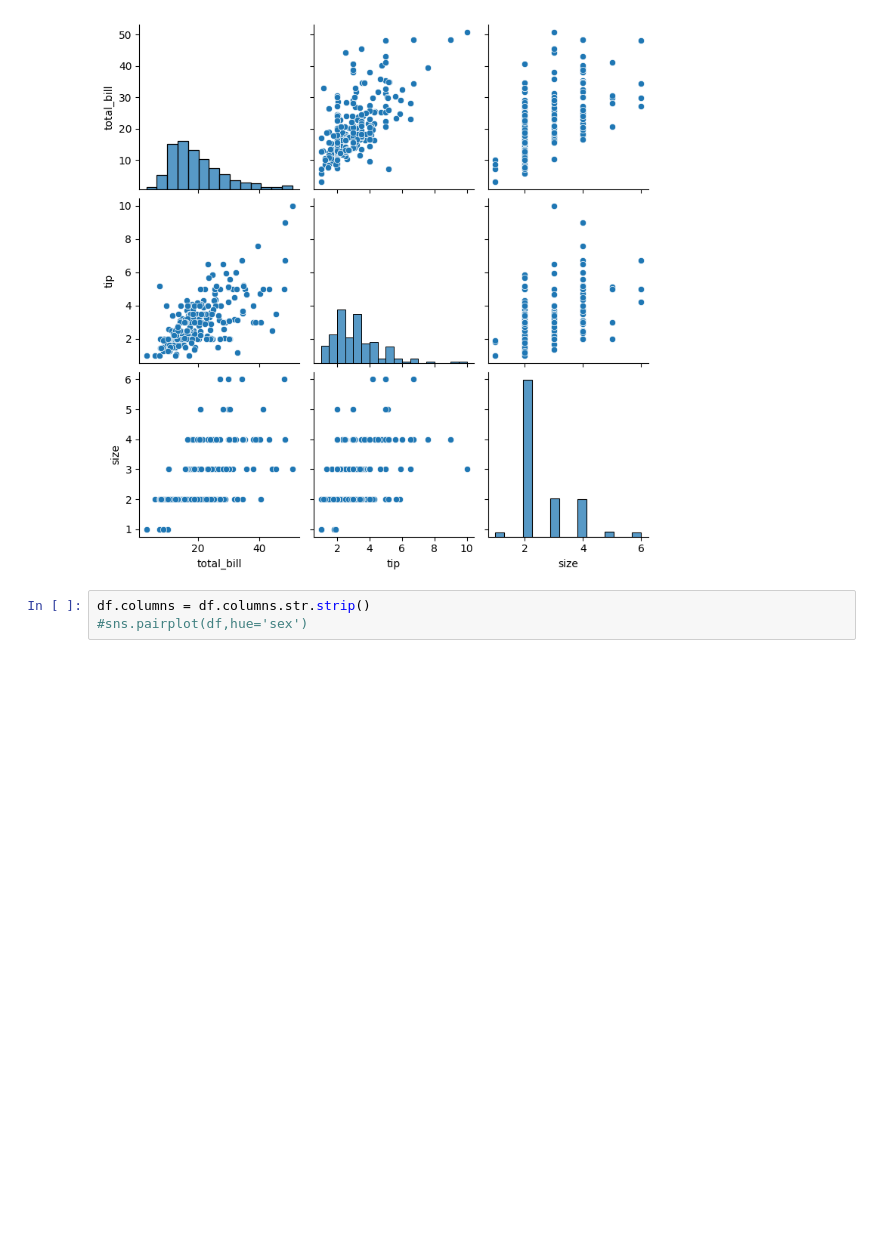
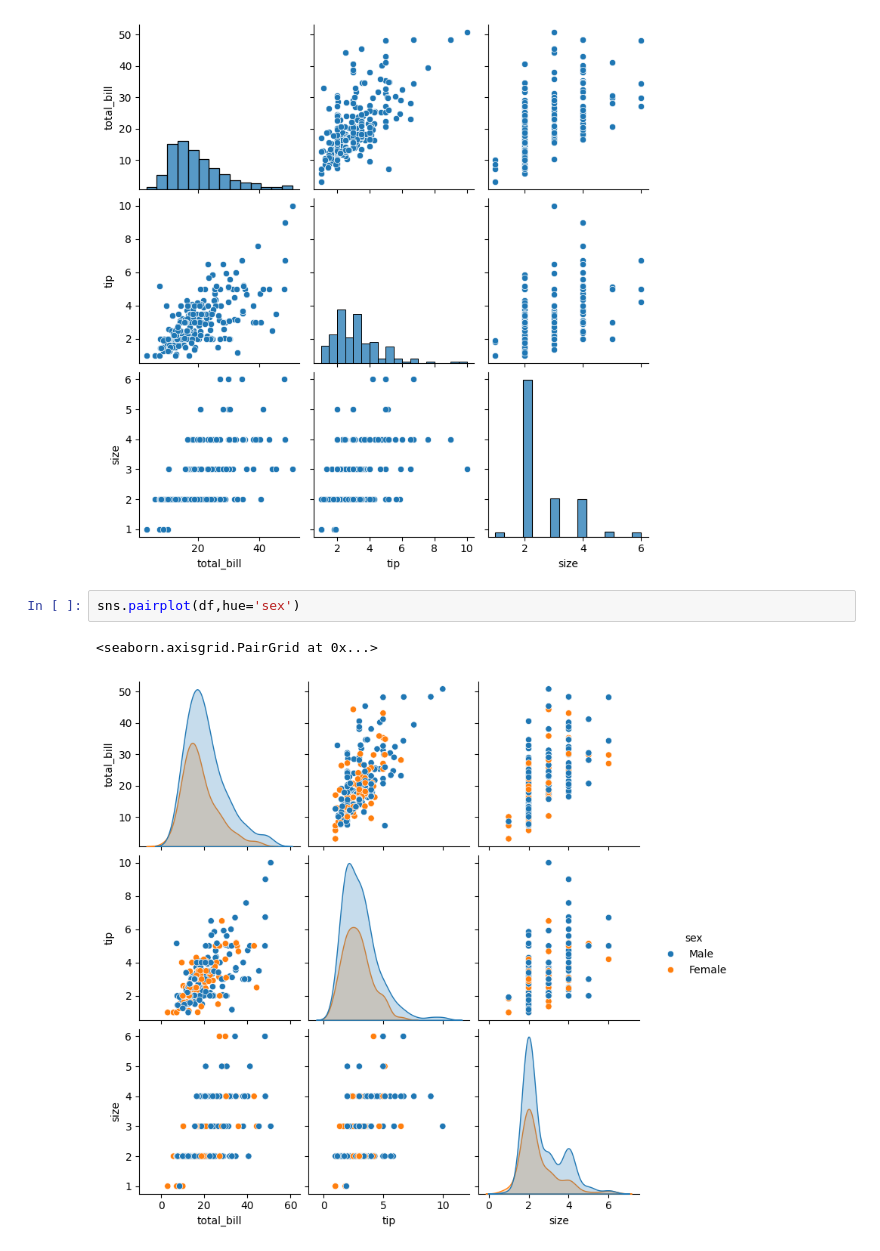
Before and after one commit to Avantika-08/MachineLearning, a Jupyter notebook: 9_Seaborn.ipynb, the cells around one changed output. Drawn from its saved outputs; the diff is of its cells as text; blank space fills up the shorter version.

```diff
--- a/9_Seaborn.ipynb
+++ b/9_Seaborn.ipynb
@@ -66,5 +66,7 @@ sns.pairplot(df_number)
 <seaborn.axisgrid.PairGrid at 0x...>
 [figure]
 # %%
-df.columns = df.columns.str.strip()
-#sns.pairplot(df,hue='sex')
+sns.pairplot(df,hue='sex')
+# %% [output]
+<seaborn.axisgrid.PairGrid at 0x...>
+[figure, added]
```
Also changed, not shown: parts of 5 cells of this notebook.
